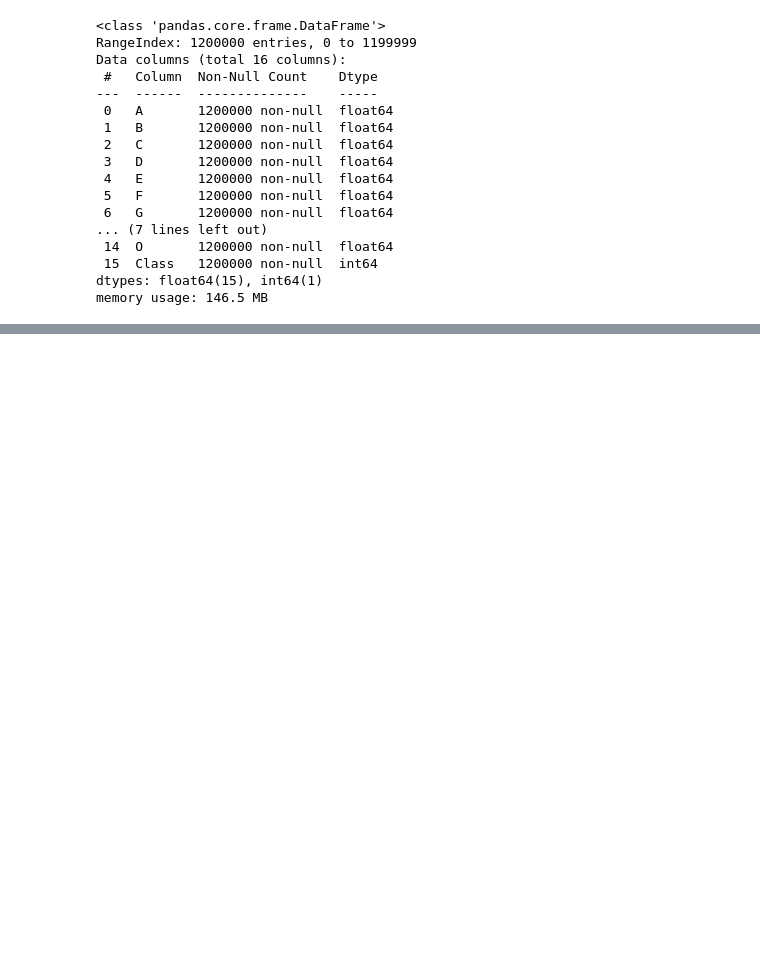
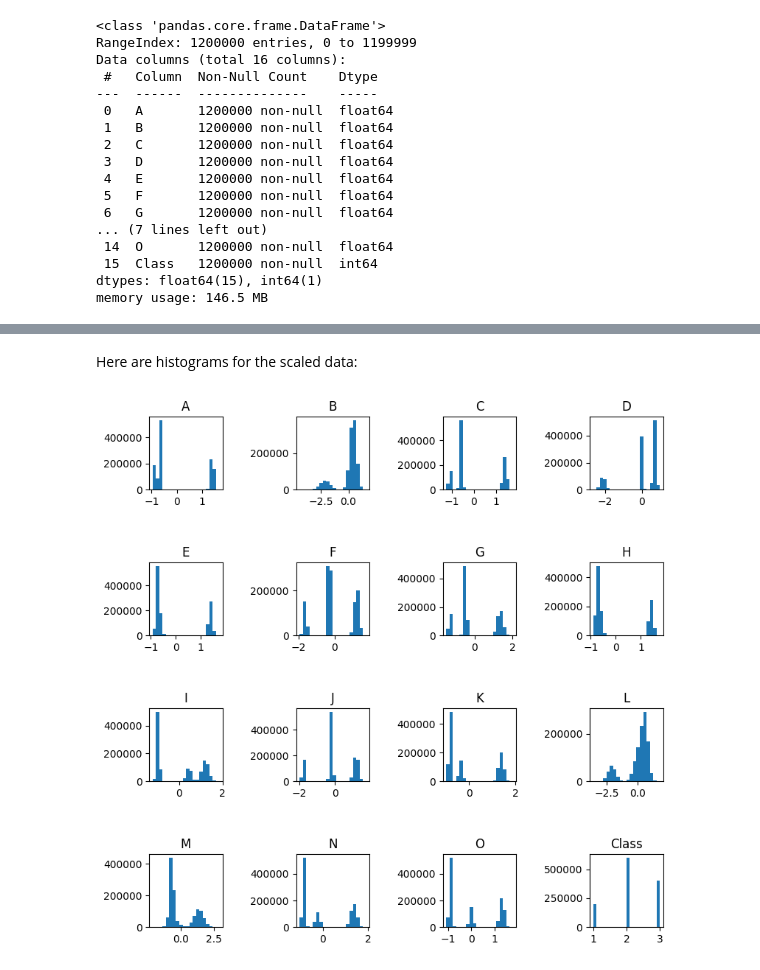
Before and after one commit to lisah01/DM-Project, a Jupyter notebook: Project.ipynb, the cells around one changed output, grey strips where cells are left out. Cells and saved outputs as stored; diff of their text form; code cells hidden in the pictures; blank space fills up the shorter version.

```diff
--- a/Project.ipynb
+++ b/Project.ipynb
@@ -164,26 +173,0 @@ training_data.head()
-# %%
-"""
-Similar to the example project file,
-I used a scree plot to identify the optimal number of principal components.
-The code can be found here: https://statisticsglobe.com/scree-plot-pca-python
-"""
-
-# scale dataset
-sc = StandardScaler()
-df_scaled = sc.fit_transform(df.drop('Class', axis=1))
-df_scaled = pd.DataFrame(df_scaled, columns=labels)
-df_scaled = pd.concat([df_scaled, df['Class']], axis=1)
-
-# PCA - dimensionality reduction
-pca = PCA(n_components=15)
-pca.fit(df_scaled.drop('Class', axis=1))
-
-eigenvalues = pca.explained_variance_
-prop_var = eigenvalues / np.sum(eigenvalues)
-
-plt.figure(figsize=(14,10))
-plt.plot(np.arange(1, len(prop_var)+1), prop_var, marker='o')
-plt.xlabel('Principal Components')
-plt.ylabel('Proportion of Variance Explained')
-plt.title('Scree Plot for Proportion of Variance Explained')
-plt.grid(True)
@@ -195,0 +194,19 @@ The elbow occurs at n=3, indicating 3 is the optimal number of dimensions.
+# %% [markdown]
+Here are histograms for the scaled data:
+# %%
+# df_scaled histograms
+plot = plt.figure()
+
+for i in range(1,16):
+    plot.add_subplot(4,4,i)
+    plt.hist(df_scaled[features[i-1:i]], bins=20)
+    plt.title(features[i-1:i])
+
+plot.add_subplot(4,4,16)
+plt.hist(df_scaled['Class'], bins=20)
+plt.title('Class')
+plot.subplots_adjust(hspace=1, wspace=1)
+plot.set_figheight(9)
+plot.set_figwidth(9)
+# %% [output]
+[figure, added]
```
Also changed, not shown: parts of 68 cells of this notebook.
